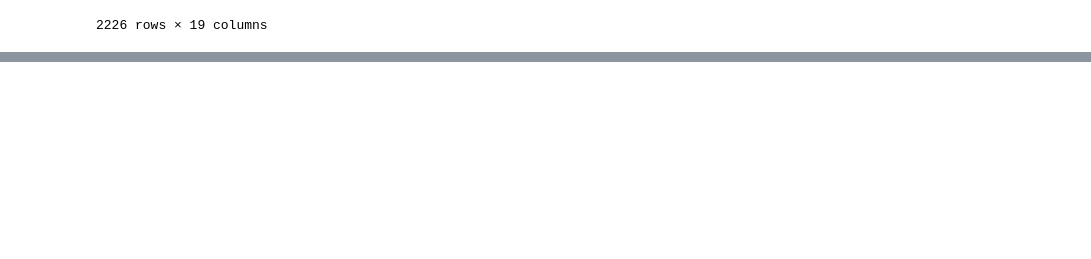
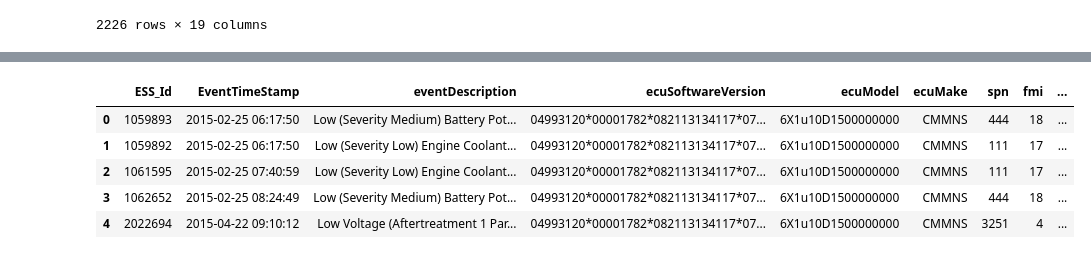
Before and after one commit to nss-data-science-cohort-5/big_g_express-rickrollers, a Jupyter notebook: notebooks/just_faults.ipynb, the cells around one changed output, grey strips where cells are left out. Drawn from its saved outputs; the diff is of its cells as text; code cells hidden in the pictures; blank space fills up the shorter version.

```diff
--- a/notebooks/just_faults.ipynb
+++ b/notebooks/just_faults.ipynb
@@ -165,2 +147,0 @@ faults_cleaned[faults_cleaned['spn']==5246]
-# %%
-pd.set_option('display.max_rows', 100)
@@ -262,0 +235,9 @@ grouped.apply(lambda grouped: get_number(5))
+# %%
+faults_cleaned.head()
+# %% [output]
+|  | ESS_Id | EventTimeStamp | eventDescription | ecuSoftwareVersion | ecuModel | ecuMake | spn | fmi | ... |
+| 0 | 1059893 | 2015-02-25 06:17:50 | Low (Severity Medium) Battery Pot... | 04993120*00001782*082113134117*07... | 6X1u10D1500000000 | CMMNS | 444 | 18 | ... |
+| 1 | 1059892 | 2015-02-25 06:17:50 | Low (Severity Low) Engine Coolant... | 04993120*00001782*082113134117*07... | 6X1u10D1500000000 | CMMNS | 111 | 17 | ... |
+| 2 | 1061595 | 2015-02-25 07:40:59 | Low (Severity Low) Engine Coolant... | 04993120*00001782*082113134117*07... | 6X1u10D1500000000 | CMMNS | 111 | 17 | ... |
+| 3 | 1062652 | 2015-02-25 08:24:49 | Low (Severity Medium) Battery Pot... | 04993120*00001782*082113134117*07... | 6X1u10D1500000000 | CMMNS | 444 | 18 | ... |
+| 4 | 2022694 | 2015-04-22 09:10:12 | Low Voltage (Aftertreatment 1 Par... | 04993120*00001782*082113134117*07... | 6X1u10D1500000000 | CMMNS | 3251 | 4 | ... |
```
Also changed, not shown: parts of 34 cells of this notebook.
